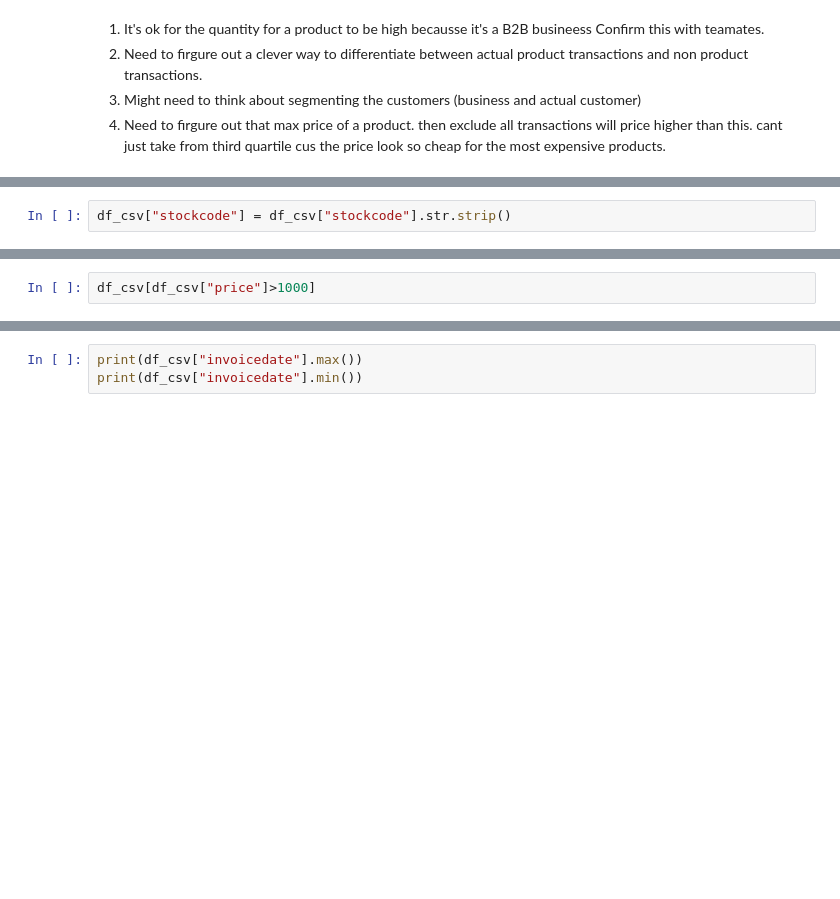
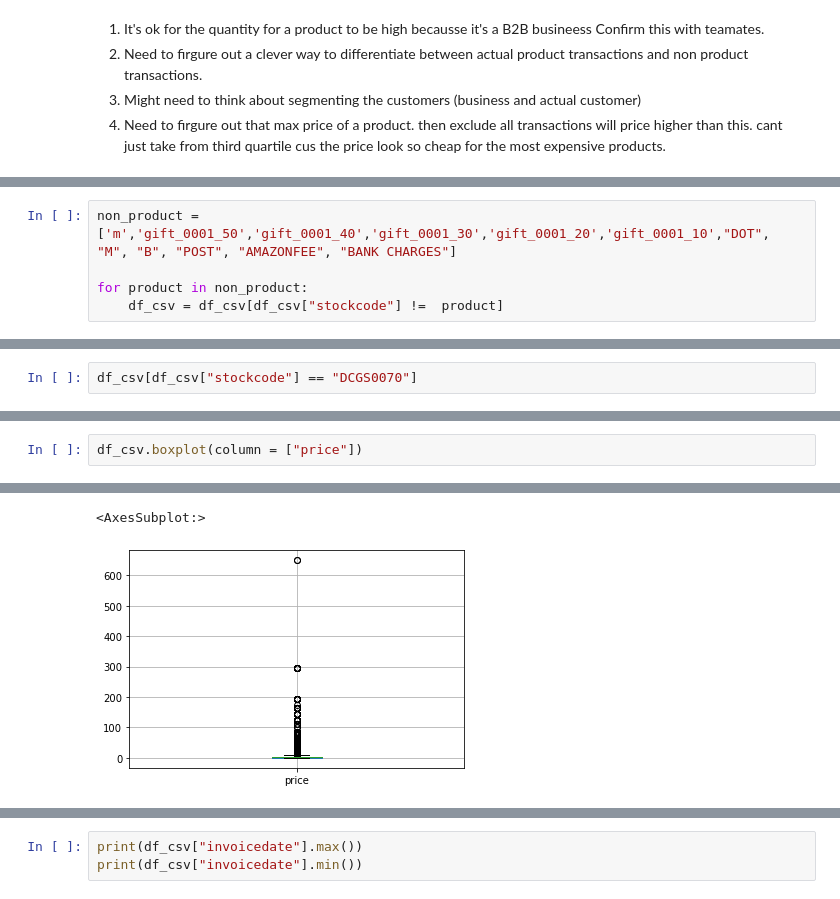
Before and after one commit to AfreenKansal/Market-Basket-Analysis, a Jupyter notebook: Market Basket Analysis - Hazrul.ipynb, the cells around one changed output, grey strips where cells are left out. Cells and saved outputs as stored; diff of their text form; blank space fills up the shorter version.

```diff
--- a/Market Basket Analysis - Hazrul.ipynb
+++ b/Market Basket Analysis - Hazrul.ipynb
@@ -219,0 +200,5 @@ df_csv[df_csv["stockcode"] !=  "AMAZONFEE"]
+# %%
+non_product = ['m','gift_0001_50','gift_0001_40','gift_0001_30','gift_0001_20','gift_0001_10',"DOT", "M", "B", "POST", "AMAZONFEE", "BANK CHARGES"]
+
+for product in non_product:
+    df_csv = df_csv[df_csv["stockcode"] !=  product]
@@ -220,2 +230,2 @@ df_csv[df_csv["stockcode"] !=  "AMAZONFEE"]
 # %%
-df_csv["stockcode"] = df_csv["stockcode"].str.strip()
+df_csv[df_csv["stockcode"] == "DCGS0070"]
@@ -222,3 +235,3 @@ df_csv["stockcode"] = df_csv["stockcode"].str.strip()
 # %%
-df_csv[df_csv["price"]>1000]
+df_csv.boxplot(column = ["price"])
 # %% [output]
@@ -241,0 +238,2 @@ df_csv[df_csv["price"]>1000]
+<AxesSubplot:>
+[figure, added]
```
Also changed, not shown: parts of 11 cells of this notebook, 2 other files.
